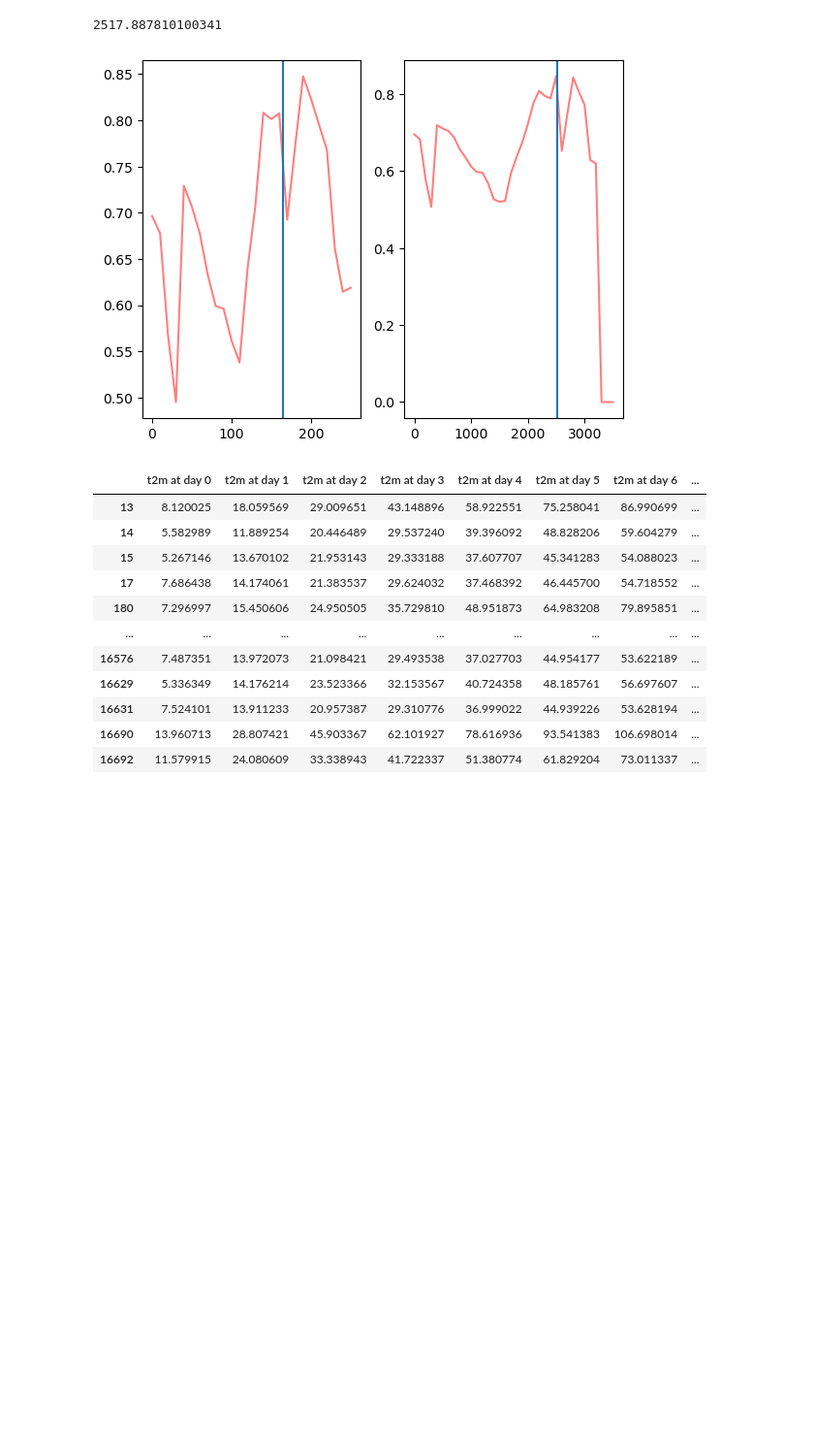
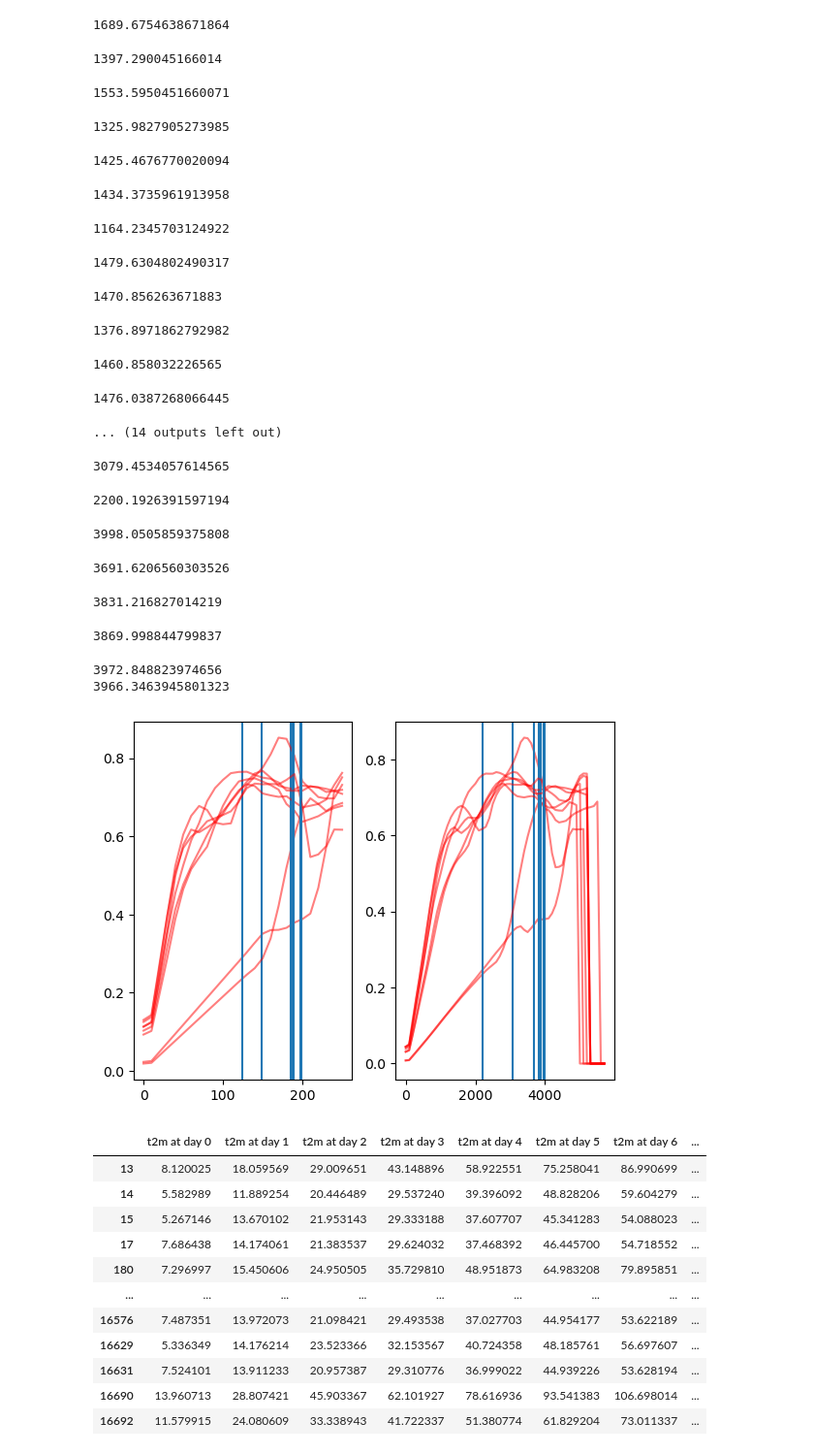
Before and after one commit to MartinP556/ML_algorithms, a Jupyter notebook: CNN_1d.ipynb, the cells around one changed output. Shown: that part at 97% size. Saved outputs shown, nothing was run; the diff lists cells and outputs as text; code cells hidden in the pictures; blank space fills up the shorter version.

```diff
--- a/CNN_1d.ipynb
+++ b/CNN_1d.ipynb
@@ -194,21 +392,33 @@ KeyError: "['Stations_id', 'lat', 'lon', 'SOS', 't2m at day 0'] not in index"
 # %%
+input_array = combine_columns(ds_inputs_SSA, Africa=True)
 fig, axs = plt.subplots(1, 2)
-for statid in input_array['Stations_id'].values[1:2]:
-    for year in input_array['year'].values[1:2]:
+for statid in input_array['Stations_id'].values[0:15]:
+    for year in input_array['year'].values[0:7]:
         input_array_at_year = input_array.sel(Stations_id = statid, year = year)
         if np.isnan(input_array_at_year['t2m'].isel(time = 0)):
             continue
         time_binned = input_array_at_year.groupby_bins('time', np.arange(0, 261, 10), labels = np.arange(0, 251, 10))
         maxs = MVI_array(input_array_at_year, index_variable = 'time', response_variable = 'NDVI', bins = np.arange(0, 261, 10), original_length = 1)
         axs[0].plot(maxs['time_bins'], maxs['MVI NDVI'], color = 'red', alpha = 0.5)
-        anthesis_day = maxs['observed time to beginning of flowering'].values[0].astype('timedelta64[D]') / np.timedelta64(1, 'D') + 60
+        anthesis_day = maxs['observed time to beginning of flowering'].values[0].astype('timedelta64[D]') / np.timedelta64(1, 'D')# + 60
         axs[0].axvline(anthesis_day)
-        temps_interpolated = to_temp_coords(input_array_at_year, new_coords = np.arange(0, 3601, 10))
-        maxs = MVI_array(temps_interpolated, index_variable = 't2m', response_variable = 'NDVI', bins = np.arange(0, 3601, 100), original_length = 10)
+        temps_interpolated = to_temp_coords(input_array_at_year, new_coords = np.arange(0, 3801, 10))
+        maxs = MVI_array(temps_interpolated, index_variable = 't2m', response_variable = 'NDVI', bins = np.arange(0, 3801, 100), original_length = 10)
         axs[1].plot(maxs['t2m_bins'], maxs['MVI NDVI'], color = 'red', alpha = 0.5)
         anthesis_GDD = input_array_at_year.isel(time = int(anthesis_day))['t2m'].values
         print(anthesis_GDD)
         axs[1].axvline(anthesis_GDD)
 # %% [output]
-2517.887810100341
+1689.6754638671864
-[figure, removed]
+1397.290045166014
+1553.5950451660071
+1325.9827905273985
+1425.4676770020094
+1434.3735961913958
+1164.2345703124922
+1479.6304802490317
+1470.856263671883
+1376.8971862792982
+1460.858032226565
+1476.0387268066445
+... (14 outputs left out)
@@ -243,3 +425,32 @@ def to_temp_coords(da, new_coords = np.arange(0, 1701, 10)):
+# %%
+input_array = combine_columns(ds_inputs_SSA, Africa=True)
+fig, axs = plt.subplots(1, 2)
+for statid in input_array['Stations_id'].values[14:18]:
+    for year in input_array['year'].values[0:8]:
+        input_array_at_year = input_array.sel(Stations_id = statid, year = year)
+        if np.isnan(input_array_at_year['t2m'].isel(time = 0)):
+            continue
+        #time_binned = input_array_at_year.groupby_bins('time', np.arange(0, 261, 10), labels = np.arange(0, 251, 10))
+        maxs = MVI_array(input_array_at_year, index_variable = 'time', response_variable = 'NDVI', bins = np.arange(0, 261, 10), original_length = 1)
+        axs[0].plot(maxs['time_bins'], maxs['MVI NDVI'], color = 'red', alpha = 0.5)
+        anthesis_day = maxs['observed time to beginning of flowering'].values[0].astype('timedelta64[D]') / np.timedelta64(1, 'D') + 60
+        axs[0].axvline(anthesis_day)
+        temps_interpolated = to_temp_coords(input_array_at_year, new_coords = np.arange(0, 5801, 10))
+        maxs = MVI_array(temps_interpolated, index_variable = 't2m', response_variable = 'NDVI', bins = np.arange(0, 5801, 100), original_length = 10)
+        axs[1].plot(maxs['t2m_bins'], maxs['MVI NDVI'], color = 'red', alpha = 0.5)
+        anthesis_GDD = input_array_at_year.isel(time = int(anthesis_day))['t2m'].values
+        print(anthesis_GDD)
+        axs[1].axvline(anthesis_GDD)
+# %% [output]
+3079.4534057614565
+2200.1926391597194
+3998.0505859375808
+3691.6206560303526
+3831.216827014219
+3869.998844799837
+3972.848823974656
+3966.3463945801323
+[figure, added]
 # %%
 ds_inputs_DE[[f't2m at day {n}' for n in range(40)]]
 # %% [output]
```
Also changed, not shown: parts of 37 cells of this notebook.
